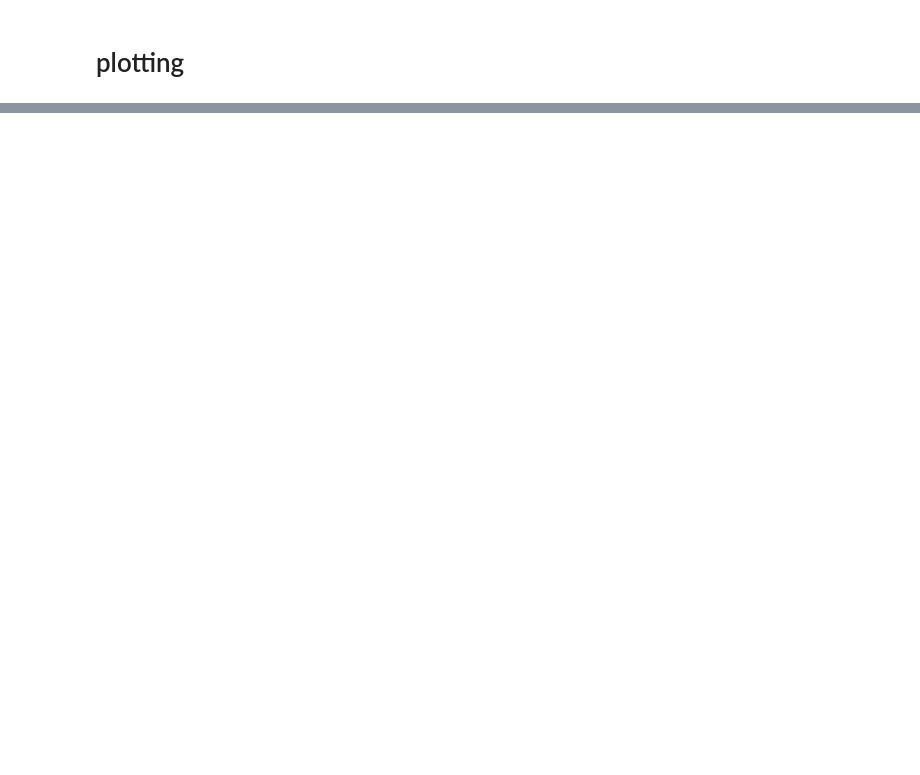
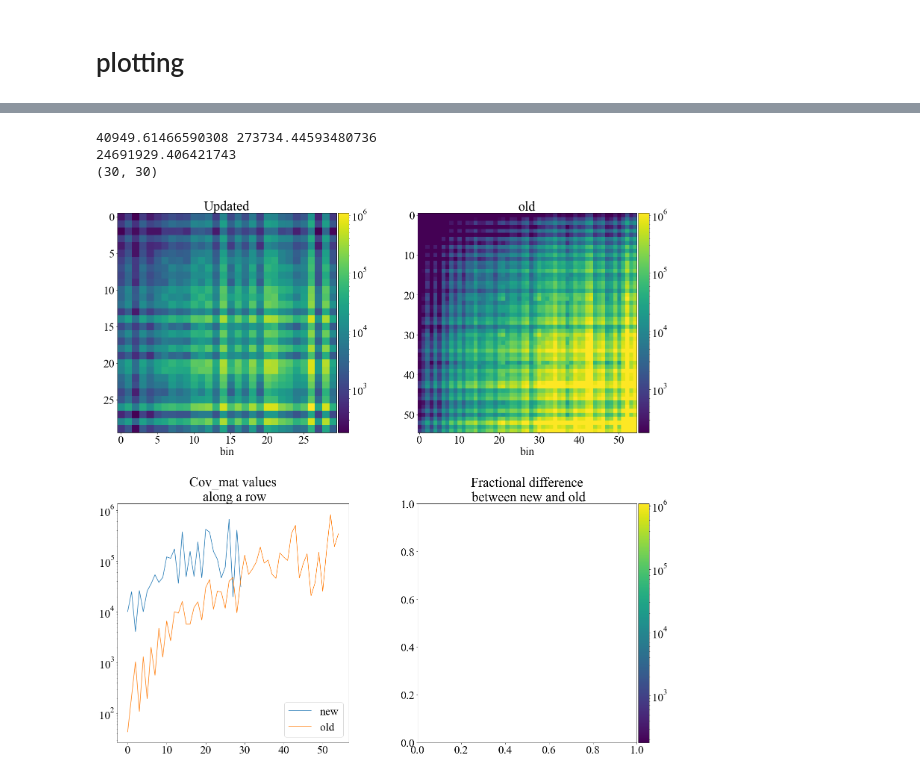
Before and after one commit to LHCfitNikhef/FPF-WG1, a Jupyter notebook: results/PDFs_FPF_INCLUSIVE.ipynb, the cells around one changed output, grey strips where cells are left out. Cells and saved outputs as stored; diff of their text form; code cells hidden in the pictures; blank space fills up the shorter version.

```diff
--- a/results/PDFs_FPF_INCLUSIVE.ipynb
+++ b/results/PDFs_FPF_INCLUSIVE.ipynb
@@ -1286,0 +1433,66 @@ plot()
+# %%
+def check():
+    # file = '\\Users\\Mhfie\Downloads\\clipped_nan_covariance_FASERv2_inclusive_nochargediscrimination.npy'
+#     file = '\\Users\\Mhfie\Downloads\\clipped_nan_covariance_FASERv2_inclusive_nochargediscrimination.npy'
+#     file = file = '\\Users\\Mhfie\Downloads\\clipped_nan_covariance_FASERv2_nu.npy'
+#     file = '\\Users\\Mhfie\Downloads\\clipped_nan_covariance_FASERv2_nu.npy'
+    file = 'INCLUSIVE\\FASERv2\\clipped_nan\\clipped_nan_covariance_FASERv2_inclusive_nub.npy'
+#     file = 'INCLUSIVE\\FASERv2\\clipped_nan\\clipped_nan_covariance_FASERv2_inclusive_nu.npy'
+    M = np.load(file)
+    fig , ax = plt.subplots(2,2,figsize = (24,24))
+    fig.tight_layout(pad = 4)
+    im = ax[0,0].imshow(M,norm = colors.LogNorm(vmin = np.min(M) , vmax = np.max(M)));
+
+    from mpl_toolkits.axes_grid1 import make_axes_locatable
+    divider = make_axes_locatable(ax[0,0])
+    cax = divider.append_axes('right', size='5%', pad=0.05)
+    plt.colorbar(im,cax = cax)
+
+#     file = os.path.join('INCLUSIVE','FASERv2','clipped_nan','clipped_nan_smear_FASERv2_inclusive_nub_Elepton.txt')
+#     x_plot , x_upper , xavg , q2_lower, q2_upper , qavg , Enu_lower , Enu_upper , Enuavg , diffxsec , N , stat_error , sys_error_elepton , MCsamples = file_reader('FASERv2',file,smear_corr = '')
+
+#     file = os.path.join('INCLUSIVE','FASERv2','clipped_nan','clipped_nan_smear_FASERv2_inclusive_nub_Ehadron.txt')
+#     x_plot , x_upper , xavg , q2_lower, q2_upper , qavg , Enu_lower , Enu_upper , Enuavg , diffxsec , N , stat_error , sys_error_ehadron , MCsamples = file_reader('FASERv2',file,smear_corr = '')
+
+#     file = os.path.join('INCLUSIVE','FASERv2','clipped_nan','clipped_nan_smear_FASERv2_inclusive_nub_theta.txt')
+#     x_plot , x_upper , xavg , q2_lower, q2_upper , qavg , Enu_lower , Enu_upper , Enuavg , diffxsec , N , stat_error , sys_error_theta , MCsamples = file_reader('FASERv2',file,smear_corr = '')
+#     print('##')
+#     print(sys_error_elepton**2 + sys_error_ehadron**2 + sys_error_theta**2)
+
+    i_select,j_select = 20,11
+
+    file = '\\Users\\Mhfie\\Downloads\\clipped_nan_covariance_FASERv2_inclusive_nochargediscrimination.npy'
+    Mold = np.load(file)
+    im = ax[0,1].imshow(Mold,norm = colors.LogNorm(vmin = np.min(M) , vmax = np.max(M)))
+    divider = make_axes_locatable(ax[0,1])
+    cax = divider.append_axes('right', size='5%', pad=0.05)
+    plt.colorbar(im,cax = cax)
+
+    ax[1,0].plot(M[i_select,:],label = 'new')
+    ax[1,0].plot(Mold[i_select,:],label = 'old')
+
+    ax[1,0].legend()
+    ax[1,0].set_yscale('log')
+    if np.shape(M)==np.shape(Mold):
+        im = ax[1,1].imshow(np.abs((M - Mold) / Mold),norm = colors.LogNorm(vmin = 1e-1 , vmax = 100))
+        print(M[i_select,:] - Mold[i_select,:])
+        print(np.min((M - Mold) / Mold) , np.max((M - Mold) / Mold))
+
+    divider = make_axes_locatable(ax[1,1])
+    cax = divider.append_axes('right', size='5%', pad=0.05)
+    plt.colorbar(im,cax = cax)
+
+#     print(np.mean(M),np.mean(Mold))
+    ax[0,0].set_title('Updated');ax[0,1].set_title('old')
+    ax[0,0].set_xlabel('bin');ax[0,1].set_xlabel('bin')
+    ax[1,0].set_title(' \n Cov_mat values \n along a row');ax[1,1].set_title(' \n Fractional difference \n between new and old')
+
+    print(np.mean(M) , np.mean(Mold))
+    print(np.max(Mold))
+    print(np.shape(M))
+check()
+# %% [output]
+40949.61466590308 273734.44593480736
+24691929.406421743
+(30, 30)
+[figure, added]
```
Also changed, not shown: parts of 27 cells of this notebook, 57 other files.
